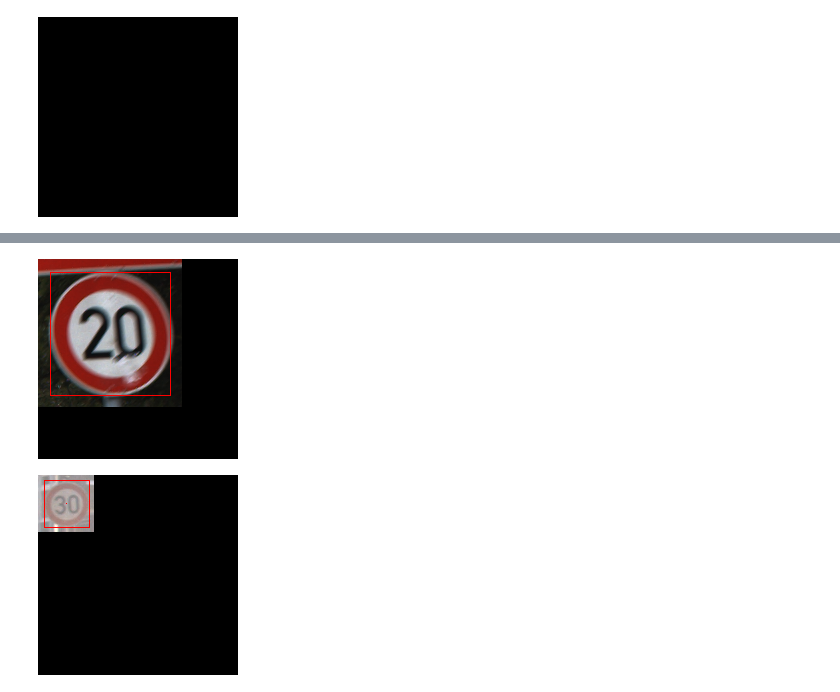
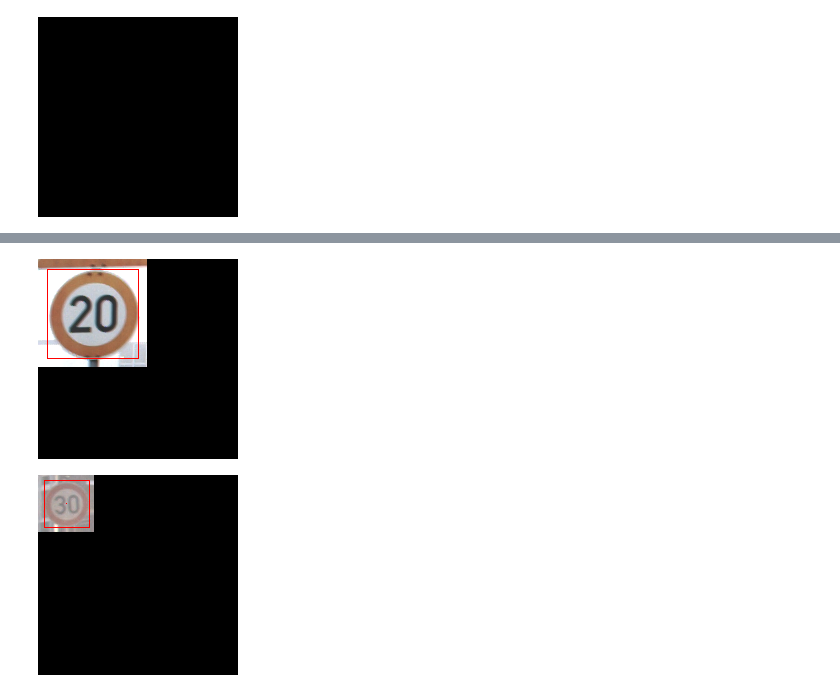
Before and after one commit to ooooohhhhhxxx/Point_image_fusion, a Jupyter notebook: data/test.ipynb, the cells around one changed output, grey strips where cells are left out. Cells and saved outputs as stored; diff of their text form; code cells hidden in the pictures.

```diff
--- a/data/test.ipynb
+++ b/data/test.ipynb
@@ -19,10 +15,10 @@ img
 # %%
-img = Image.open('/Volumes/Jin/Data/GTSRB/convert_png/train/00000/00000_00029.png')
+img = Image.open('/Volumes/Jin/Data/GTSRB/convert_png/train/00000/00005_00029.png')
 a = ImageDraw.ImageDraw(img)
-a.rectangle(((12, 13),(132, 136)), fill=None, outline='red', width=1)
+a.rectangle(((9, 10),(100, 99)), fill=None, outline='red', width=1)
 img
 # %% [output]
-[figure, old version]
+[figure, new version]
 # %%
 img = Image.open('/Users/jinxuanchen/Desktop/test/image/train/00000_00000_00027.png')
 a = ImageDraw.ImageDraw(img)
```
Also changed, not shown: parts of 8 cells of this notebook, 3 other files.
